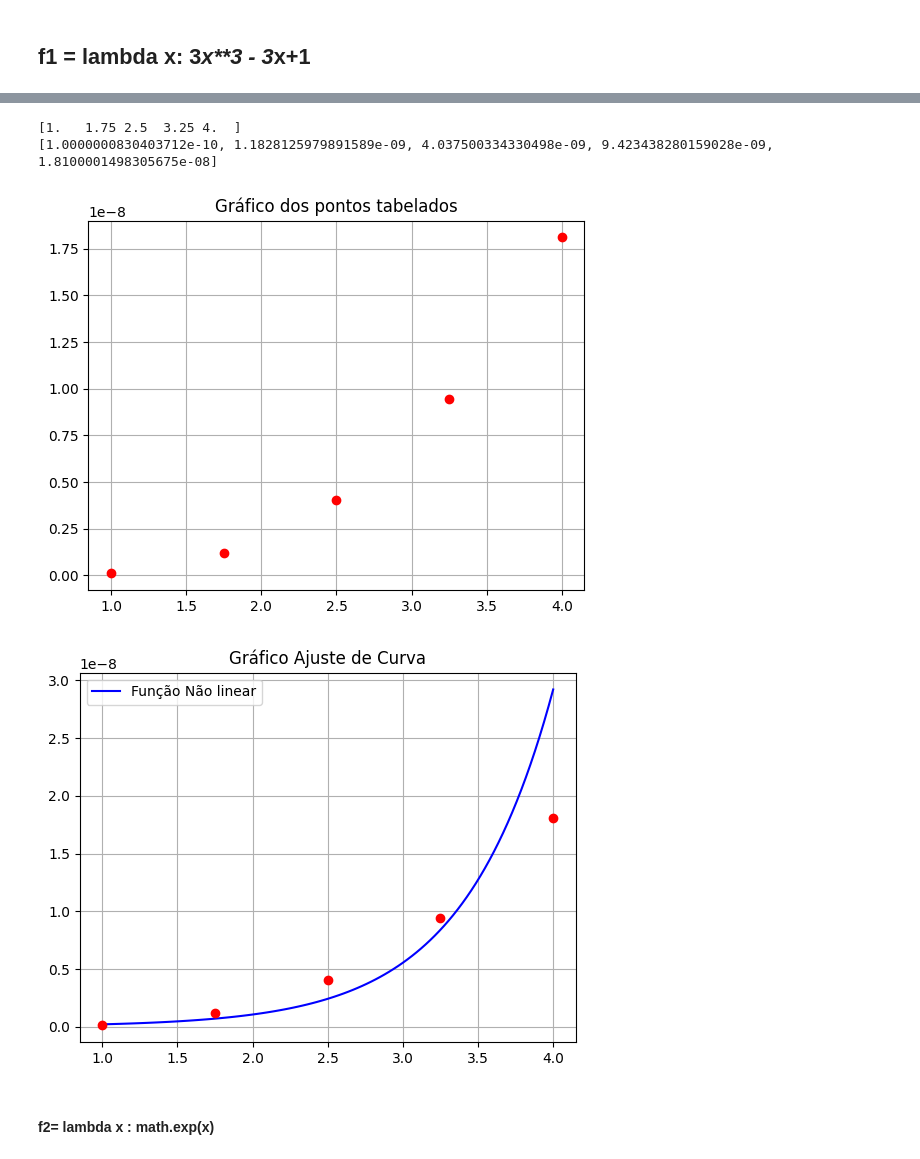
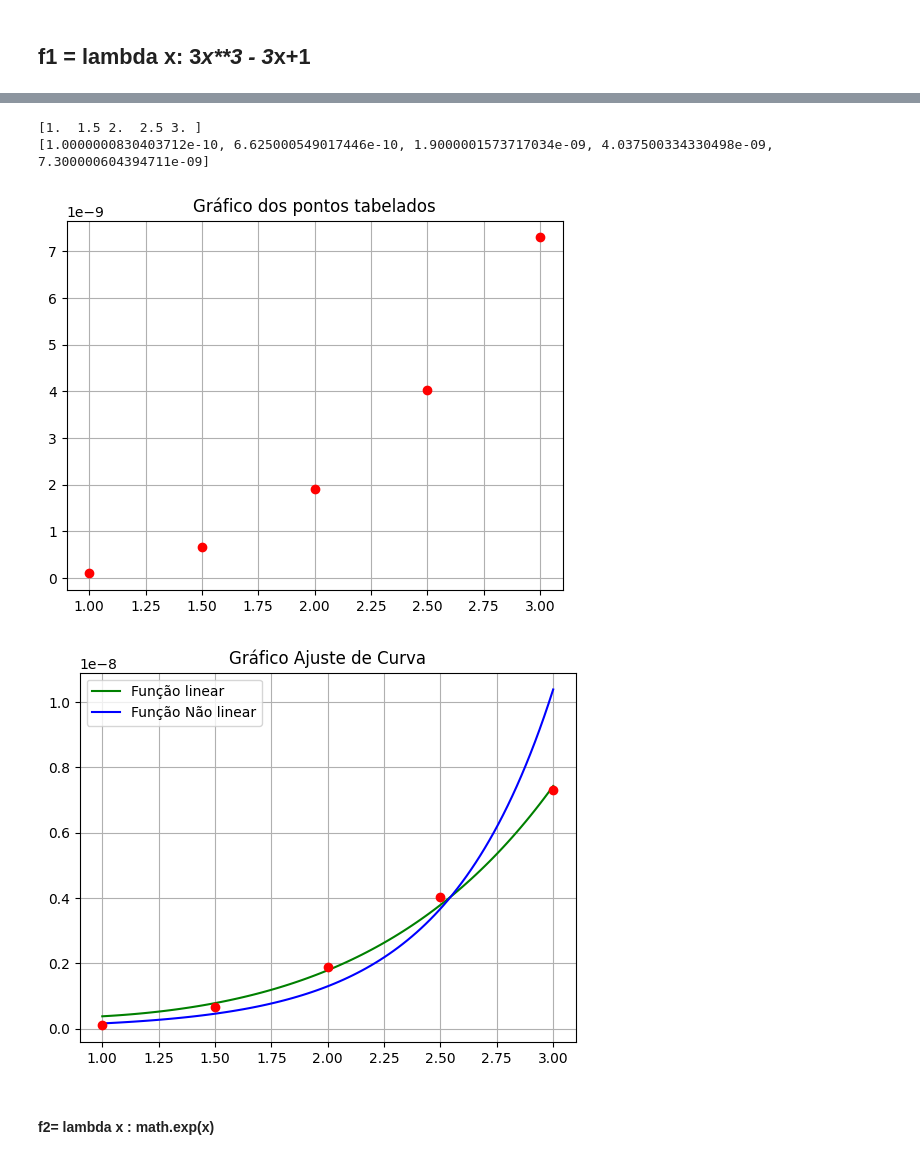
Before and after one commit to syannekaroline/MatematicaComputacional, a Jupyter notebook: ExercícioPratico07.ipynb, the cells around one changed output, grey strips where cells are left out. Drawn from its saved outputs; the diff is of its cells as text; code cells hidden in the pictures.

```diff
--- a/ExercícioPratico07.ipynb
+++ b/ExercícioPratico07.ipynb
@@ -91,17 +90,17 @@ class MQ:
     self.alfas = []
 
   def fit_exp(self, x, y,printValues=False):
+
     self.alfas=[]
     z = np.log(y)# calcula o vetor z ln(y)
     # linearização
     self.fit(x, z, [lambda x:1, lambda x:x]) # calcula os valores de alfa com vetor z g1=1 e g2 = x
     self.alfas[0] = math.e**self.alfas[0] # calcula o a1
+    self.alfas[1] = -self.alfas[1] # calcula o a2
 
     if printValues:
       print("Valores do sistema linear Criado:")
-      print(f"Alfas: {self.alfas}")
 
-    self.alfas[1] = -self.alfas[1] # calcula o a2
 
   def fit(self,x,y,G,printValues=False):
     """método que calcula os valores deo vetor de alfas.\n
@@ -170,14 +169,7 @@ class MQ:
     graph.update_layout(
       title="Ajuste De Curva",
       xaxis_title="X",
-      yaxis_title="Y",
-      font=dict(
-          family="Courier New, monospace",
-          size=18,
-          color="RebeccaPurple"
-      ),
-      width=800,
-      height=500
+      yaxis_title="Y"
     )
     ##############
     if Linear:
@@ -187,15 +179,15 @@ class MQ:
     plt.title('Gráfico Ajuste de Curva')
 
     if NaoLinear:
-      self.fit_exp(x, y)
+      # self.fit_exp(x, y)
       y_nlinear = list(map(lambda x: self.calc_exp(x), x_line))
       plt.plot(x_line,y_nlinear,'b-',label= 'Função Não linear')
       graph.add_trace(go.Scatter(x=x_line, y=y_nlinear,mode='lines', name='Exponecial'))
+
     plt.plot(x, y,'ro')# plota como pontos
     plt.legend()
     plt.grid()
     plt.show()
 
-
     graph.add_trace(go.Scatter(x=x, y=y,mode='markers', name='(x,y)'))
     graph.show()
@@ -204,24 +231,21 @@ class MQ:
 # %%
-f1 = lambda x: 3*x**3 - 3*x+1
-X1 = np.linspace(1,4,5)
-Y1 = GetIntegral(f1,1,4,5)
-
+X1 = np.linspace(1,3,5)
+Y1 = GetIntegral(f1,1,3,5)
 print(X1)
 print(Y1)
 
-###### Calulando o auste de curva
+###### Calulando o ajuste de curva
 mq = MQ()
-
 mq.plotPontos(X1,Y1)
 # %% [output]
-[1.   1.75 2.5  3.25 4.  ]
-[1.0000000830403712e-10, 1.1828125979891589e-09, 4.037500334330498e-09, 9.423438280159028e-09, 1.8100001498305675e-08]
+[1.  1.5 2.  2.5 3. ]
+[1.0000000830403712e-10, 6.625000549017446e-10, 1.9000001573717034e-09, 4.037500334330498e-09, 7.300000604394711e-09]
-[figure, old version]
+[figure, new version]
 # %%
-mq.fit(X1,Y1,[lambda x : math.sin(x)])
-mq.PrintAjusteCurva(X1,Y1,False,True)
+mq.fit(X1,Y1,[lambda x :x,lambda x : np.exp(x)])
+mq.PrintAjusteCurva(X1,Y1,Linear=True,NaoLinear=True)
 # %% [output]
-[figure, old version]
+[figure, new version]
 # %% [markdown]
 #### f2= lambda x : math.exp(x)
 # %%
```
Also changed, not shown: parts of 10 cells of this notebook, 2 other files.
